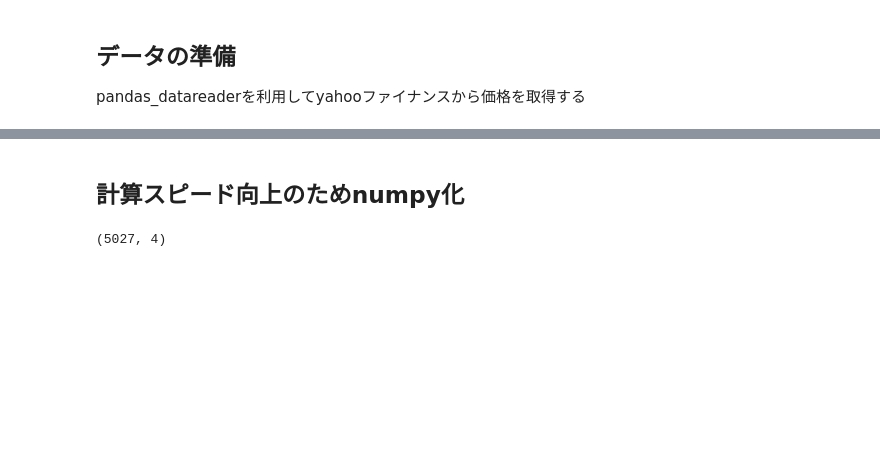
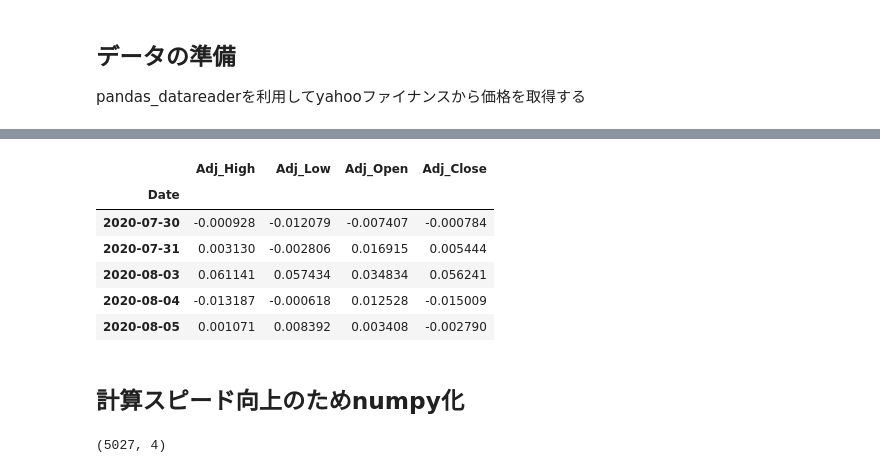
Before and after one commit to Connie-Wild/stock_market_price_prediction, a Jupyter notebook: stock_cnn+lstm.ipynb, the cells around one changed output, grey strips where cells are left out. Cells and saved outputs as stored; diff of their text form; code cells hidden in the pictures; blank space fills up the shorter version.

```diff
--- a/stock_cnn+lstm.ipynb
+++ b/stock_cnn+lstm.ipynb
@@ -41,3 +31,19 @@ data.tail()
+# %%
+data = pd.DataFrame(index=ohlcv.index, columns=[])
+data['Adj_High'] = ohlcv['High'] * ohlcv['Adj Close'] / ohlcv['Close']
+data['Adj_Low'] = ohlcv['Low'] * ohlcv['Adj Close'] / ohlcv['Close']
+data['Adj_Open'] = ohlcv['Open'] * ohlcv['Adj Close'] / ohlcv['Close']
+data['Adj_Close'] = ohlcv['Adj Close']
+data = data.pct_change().dropna(axis=0)
+data.tail()
+# %% [output]
+|  | Adj_High | Adj_Low | Adj_Open | Adj_Close |
+| Date |  |  |  |  |
+| 2020-07-30 | -0.000928 | -0.012079 | -0.007407 | -0.000784 |
+| 2020-07-31 | 0.003130 | -0.002806 | 0.016915 | 0.005444 |
+| 2020-08-03 | 0.061141 | 0.057434 | 0.034834 | 0.056241 |
+| 2020-08-04 | -0.013187 | -0.000618 | 0.012528 | -0.015009 |
+| 2020-08-05 | 0.001071 | 0.008392 | 0.003408 | -0.002790 |
 # %% [markdown]
 ## 計算スピード向上のためnumpy化
 # %%
```
Also changed, not shown: parts of 22 cells of this notebook.
